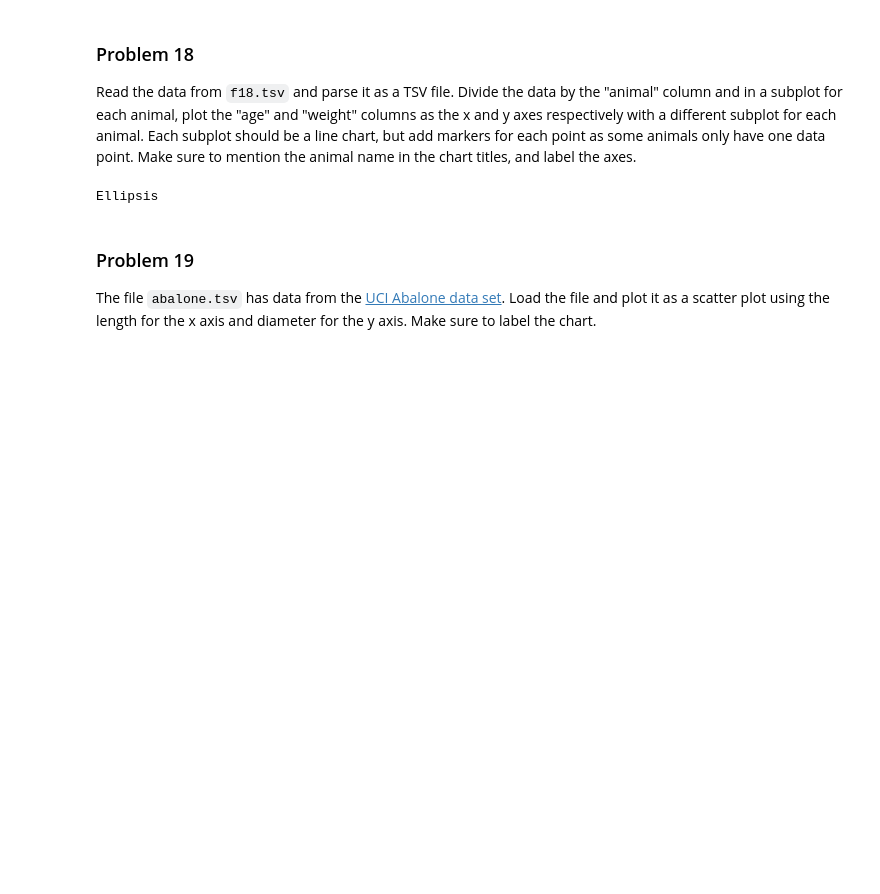
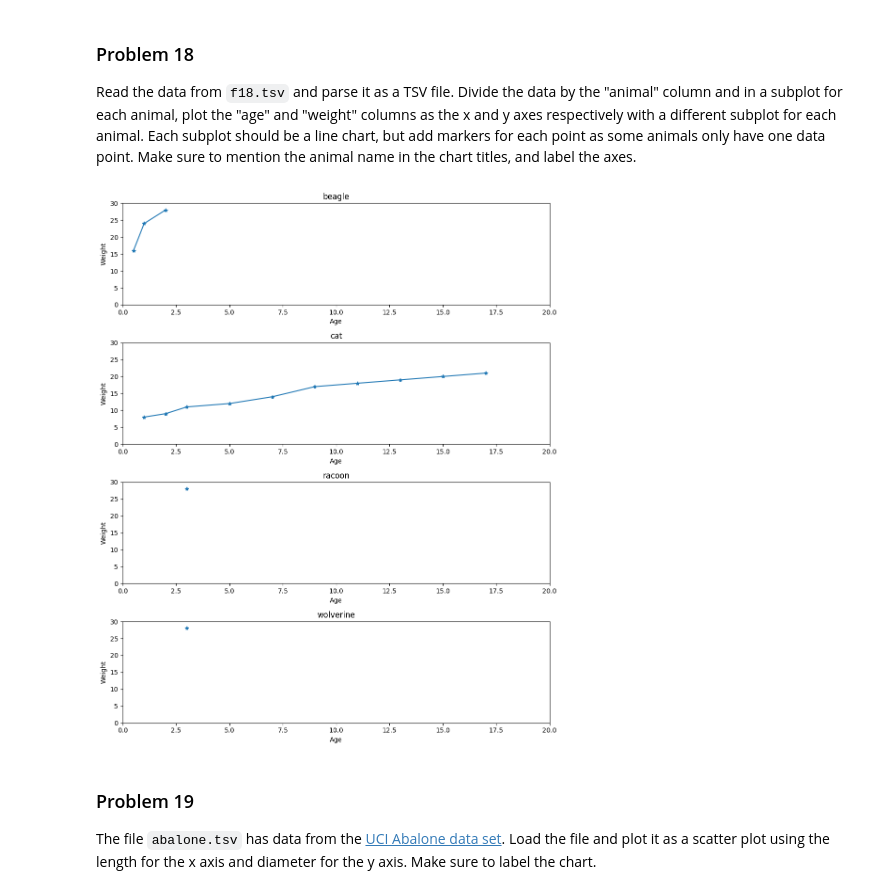
Before and after one commit to aidandig/dx602-homework-05, a Jupyter notebook: homework.ipynb, the cells around one changed output. Cells and saved outputs as stored; diff of their text form; code cells hidden in the pictures; blank space fills up the shorter version.

```diff
--- a/homework.ipynb
+++ b/homework.ipynb
@@ -453,12 +453,39 @@ Read the data from `f18.tsv` and parse it as a TSV file.
 Divide the data by the "animal" column and in a subplot for each animal, plot the "age" and "weight" columns as the x and y axes respectively with a different subplot for each animal.
 Each subplot should be a line chart, but add markers for each point as some animals only have one data point.
 Make sure to mention the animal name in the chart titles, and label the axes.
-# %%
-# YOUR CHANGES HERE
-
-...
-# %% [output]
-Ellipsis
+# %%
+# YOUR CHANGES HERE
+
+with open('f18.tsv') as f:
+    reader = csv.DictReader(f, dialect="excel-tab")
+    animal_data = list(reader)
+
+    # gather unique animal types
+    animals = sorted(set(r['animal'] for r in animal_data))
+    # print(animals)
+
+    # convert strings to numbers
+    for row in animal_data:
+        row['age'] = float(row['age'])
+        row['weight'] = float(row['weight'])
+
+    rows = 4
+    cols = 1
+
+    plt.figure(figsize=[10,12])
+
+    for (i, animal) in enumerate(animals):
+        plt.subplot(rows, cols, i + 1)
+        plt.plot([r['age'] for r in animal_data if r['animal'] == animal], [r['weight'] for r in animal_data if r['animal'] == animal], marker="*")
+        plt.xlim(0,20)
+        plt.ylim(0,30)
+        plt.title(f"{animal}")
+        plt.xlabel("Age")
+        plt.ylabel("Weight")
+
+    plt.tight_layout()
+# %% [output]
+[figure, added]
 # %% [markdown]
 ### Problem 19
 
```
